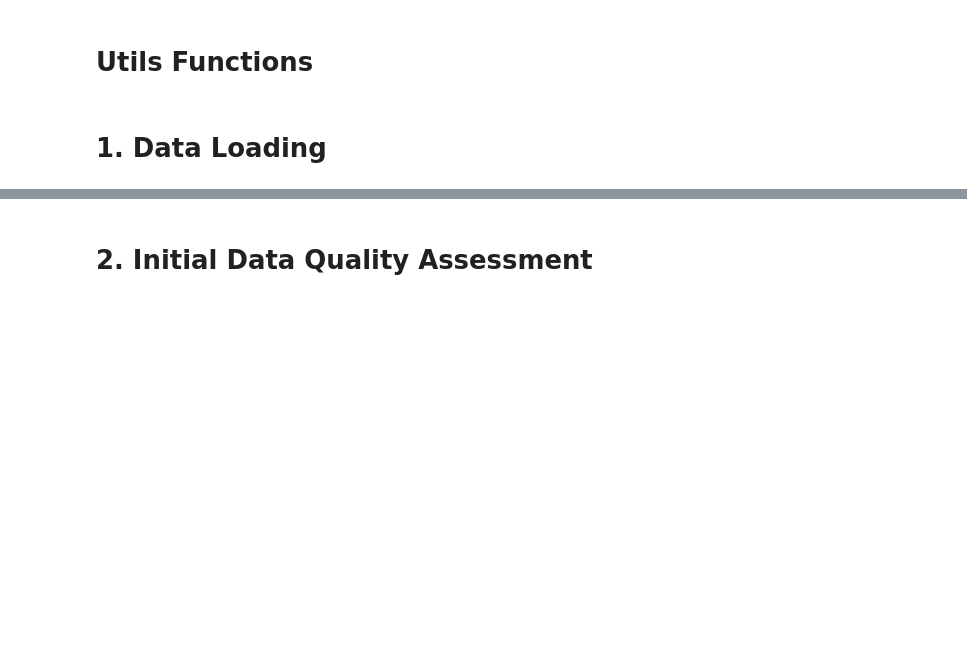
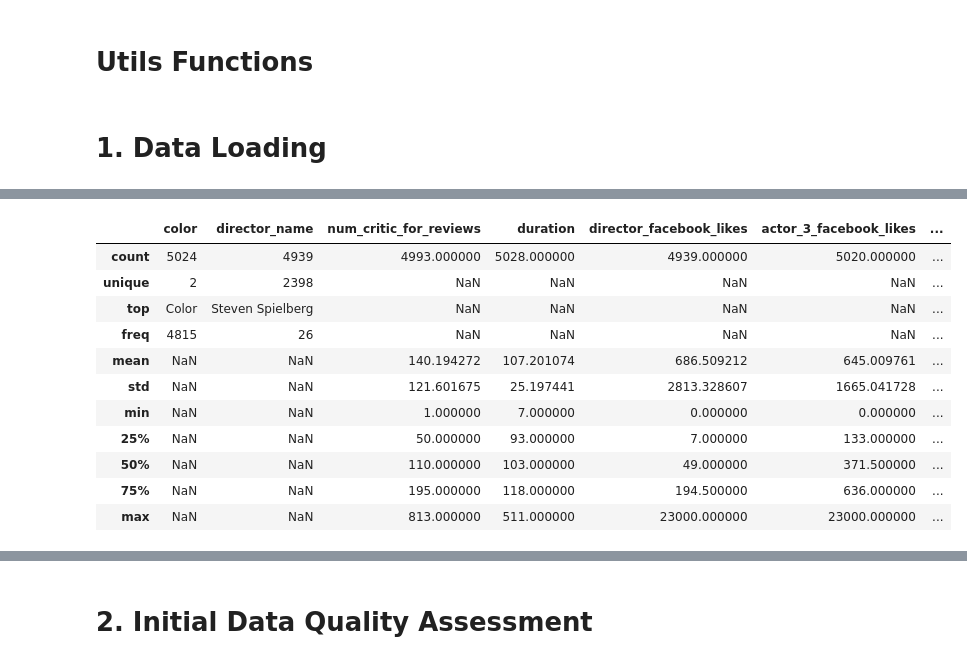
Before and after one commit to brunoVnonato/pyyne_data_eng_test, a Jupyter notebook: movie_metadata_pipeline.ipynb, the cells around one changed output, grey strips where cells are left out. Cells and saved outputs as stored; diff of their text form; code cells hidden in the pictures; blank space fills up the shorter version.

```diff
--- a/movie_metadata_pipeline.ipynb
+++ b/movie_metadata_pipeline.ipynb
@@ -1,4 +1,15 @@
 # %%
+# Imports
 import pandas as pd
+from typing import Annotated
+from pydantic import BaseModel, Field, HttpUrl, PositiveInt, ValidationError
+import great_expectations as gx
+
+# gx context for the data quality tests
+context = gx.get_context(mode='file')
+
+
+# Options
+pd.set_option('display.max_columns', 100)
 # %% [markdown]
 # Utils Functions
@@ -6,0 +137,16 @@ import pandas as pd
+# %%
+# check statistical values for the data
+data.describe(include='all')
+# %% [output]
+|  | color | director_name | num_critic_for_reviews | duration | director_facebook_likes | actor_3_facebook_likes | ... |
+| count | 5024 | 4939 | 4993.000000 | 5028.000000 | 4939.000000 | 5020.000000 | ... |
+| unique | 2 | 2398 | NaN | NaN | NaN | NaN | ... |
+| top | Color | Steven Spielberg | NaN | NaN | NaN | NaN | ... |
+| freq | 4815 | 26 | NaN | NaN | NaN | NaN | ... |
+| mean | NaN | NaN | 140.194272 | 107.201074 | 686.509212 | 645.009761 | ... |
+| std | NaN | NaN | 121.601675 | 25.197441 | 2813.328607 | 1665.041728 | ... |
+| min | NaN | NaN | 1.000000 | 7.000000 | 0.000000 | 0.000000 | ... |
+| 25% | NaN | NaN | 50.000000 | 93.000000 | 7.000000 | 133.000000 | ... |
+| 50% | NaN | NaN | 110.000000 | 103.000000 | 49.000000 | 371.500000 | ... |
+| 75% | NaN | NaN | 195.000000 | 118.000000 | 194.500000 | 636.000000 | ... |
+| max | NaN | NaN | 813.000000 | 511.000000 | 23000.000000 | 23000.000000 | ... |
```
Also changed, not shown: parts of 29 cells of this notebook, 5 other files.
